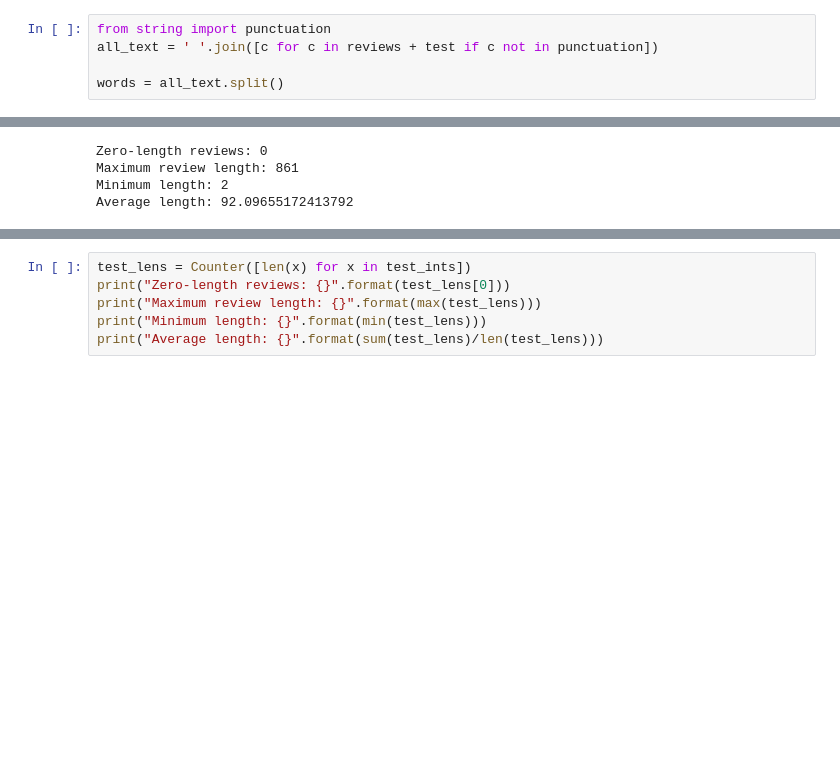
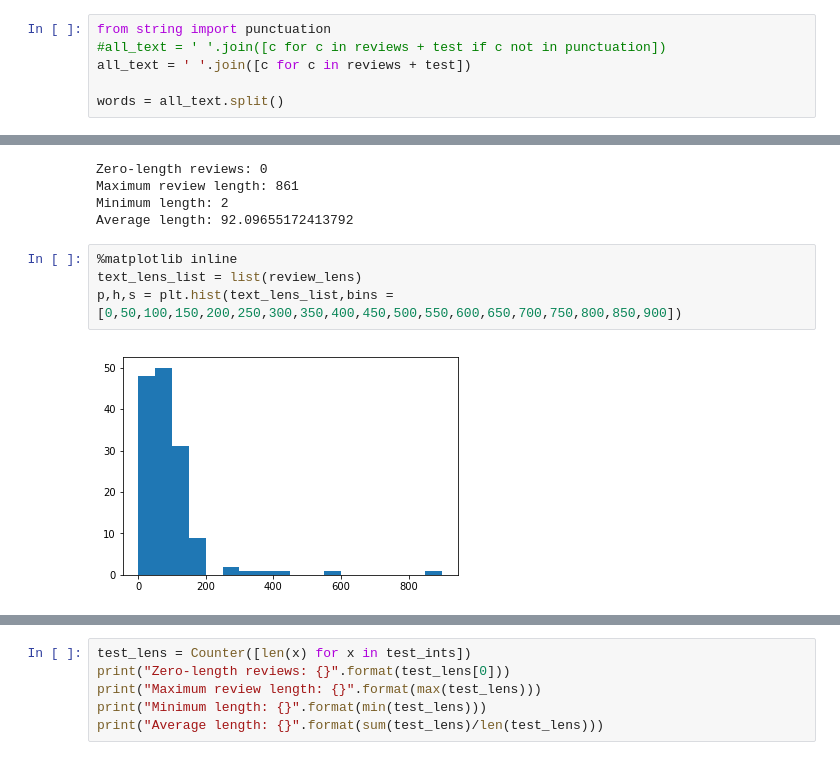
Before and after one commit to llealgt/kaggle_spooky_author_identification, a Jupyter notebook: Spooky author identification RNN.ipynb, the cells around one changed output, grey strips where cells are left out. Drawn from its saved outputs; the diff is of its cells as text; blank space fills up the shorter version.

```diff
--- a/Spooky author identification RNN.ipynb
+++ b/Spooky author identification RNN.ipynb
@@ -112,7 +118,8 @@ You can see an example of the reviews data above. We'll want to get rid of those
 First, let's remove all punctuation. Then get all the text without the newlines and split it into individual words.
 # %%
 from string import punctuation
-all_text = ' '.join([c for c in reviews + test if c not in punctuation])
+#all_text = ' '.join([c for c in reviews + test if c not in punctuation])
+all_text = ' '.join([c for c in reviews + test])
 
 words = all_text.split()
 # %%
@@ -252,3 +259,9 @@ Zero-length reviews: 0
 Maximum review length: 861
 Minimum length: 2
 Average length: 92.09655172413792
+# %%
+%matplotlib inline
+text_lens_list = list(review_lens)
+p,h,s = plt.hist(text_lens_list,bins = [0,50,100,150,200,250,300,350,400,450,500,550,600,650,700,750,800,850,900])
+# %% [output]
+[figure, added]
```
Also changed, not shown: parts of 21 cells of this notebook, 1 other file.
